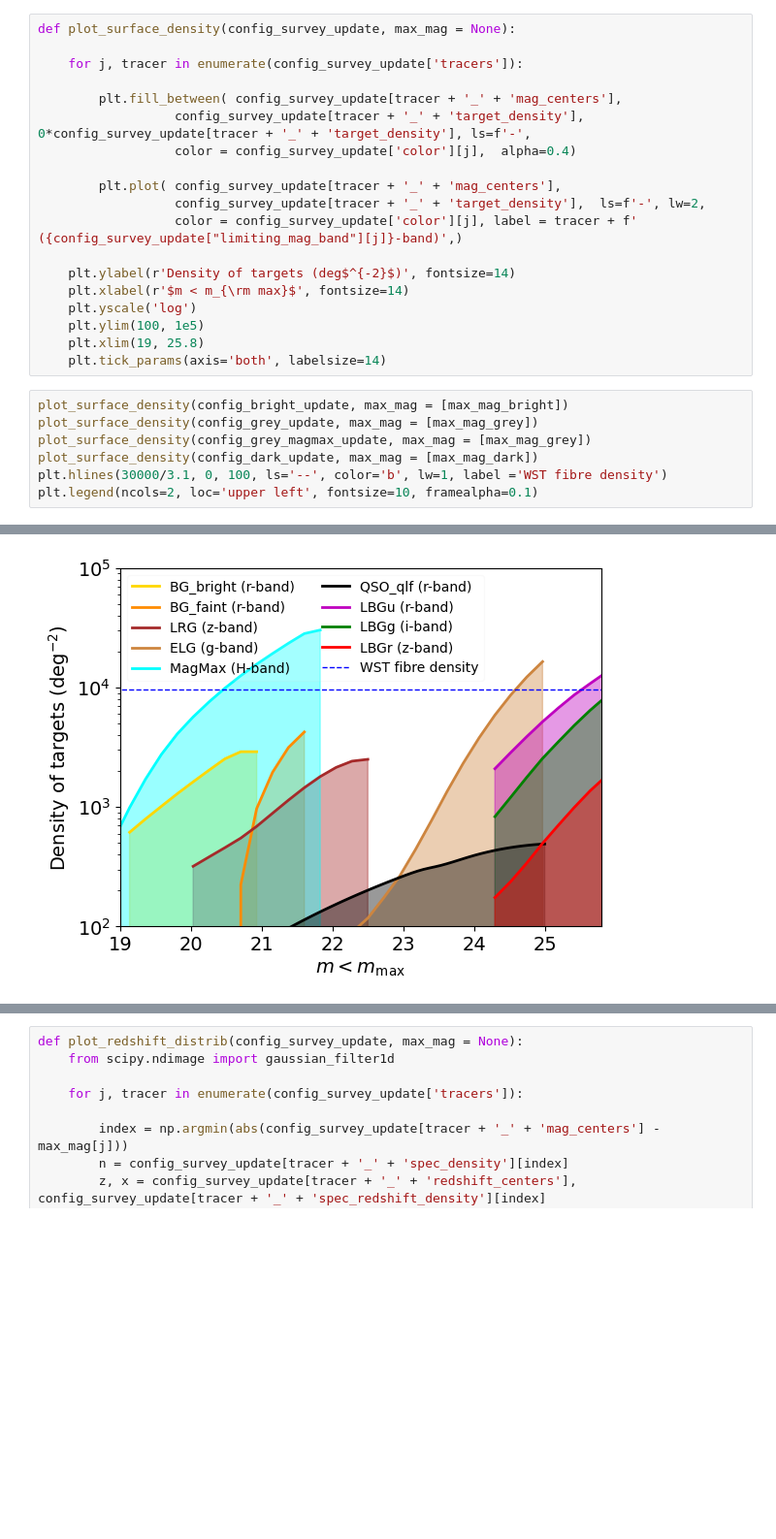
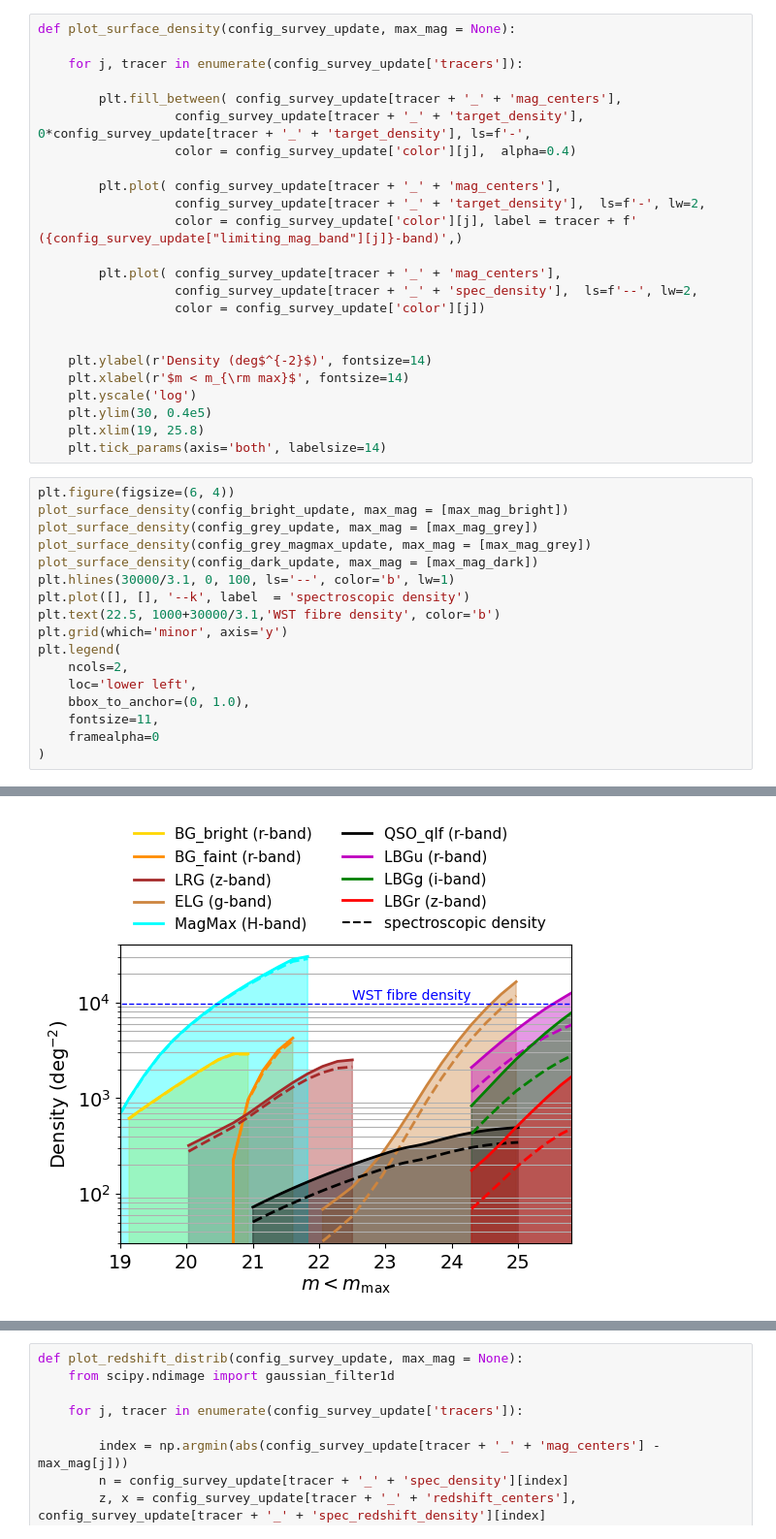
Before and after one commit to WST-Cosmology/WP221_Target_selection, a Jupyter notebook: plots_for_paper/1.details_about_tracers.ipynb, the cells around one changed output, grey strips where cells are left out. Shown at 97% size. Drawn from its saved outputs; the diff is of its cells as text; blank space fills up the shorter version.

```diff
--- a/plots_for_paper/1.details_about_tracers.ipynb
+++ b/plots_for_paper/1.details_about_tracers.ipynb
@@ -65,19 +62,34 @@ def plot_surface_density(config_survey_update, max_mag = None):
                   config_survey_update[tracer + '_' + 'target_density'],  ls=f'-', lw=2,
                   color = config_survey_update['color'][j], label = tracer + f' ({config_survey_update["limiting_mag_band"][j]}-band)',)
 
-    plt.ylabel(r'Density of targets (deg$^{-2}$)', fontsize=14)
+        plt.plot( config_survey_update[tracer + '_' + 'mag_centers'],
+                  config_survey_update[tracer + '_' + 'spec_density'],  ls=f'--', lw=2,
+                  color = config_survey_update['color'][j])
+
+
+    plt.ylabel(r'Density (deg$^{-2}$)', fontsize=14)
     plt.xlabel(r'$m < m_{\rm max}$', fontsize=14)
     plt.yscale('log')
-    plt.ylim(100, 1e5)
+    plt.ylim(30, 0.4e5)
     plt.xlim(19, 25.8)
     plt.tick_params(axis='both', labelsize=14)
 # %%
+plt.figure(figsize=(6, 4))
 plot_surface_density(config_bright_update, max_mag = [max_mag_bright])
 plot_surface_density(config_grey_update, max_mag = [max_mag_grey])
 plot_surface_density(config_grey_magmax_update, max_mag = [max_mag_grey])
 plot_surface_density(config_dark_update, max_mag = [max_mag_dark])
-plt.hlines(30000/3.1, 0, 100, ls='--', color='b', lw=1, label ='WST fibre density')
-plt.legend(ncols=2, loc='upper left', fontsize=10, framealpha=0.1)
+plt.hlines(30000/3.1, 0, 100, ls='--', color='b', lw=1)
+plt.plot([], [], '--k', label  = 'spectroscopic density')
+plt.text(22.5, 1000+30000/3.1,'WST fibre density', color='b')
+plt.grid(which='minor', axis='y')
+plt.legend(
+    ncols=2,
+    loc='lower left',
+    bbox_to_anchor=(0, 1.0),
+    fontsize=11,
+    framealpha=0
+)
 # %% [output]
 <matplotlib.legend.Legend at 0x...>
-[figure, old version]
+[figure, new version]
```
Also changed, not shown: parts of 8 cells of this notebook, 26 other files.
